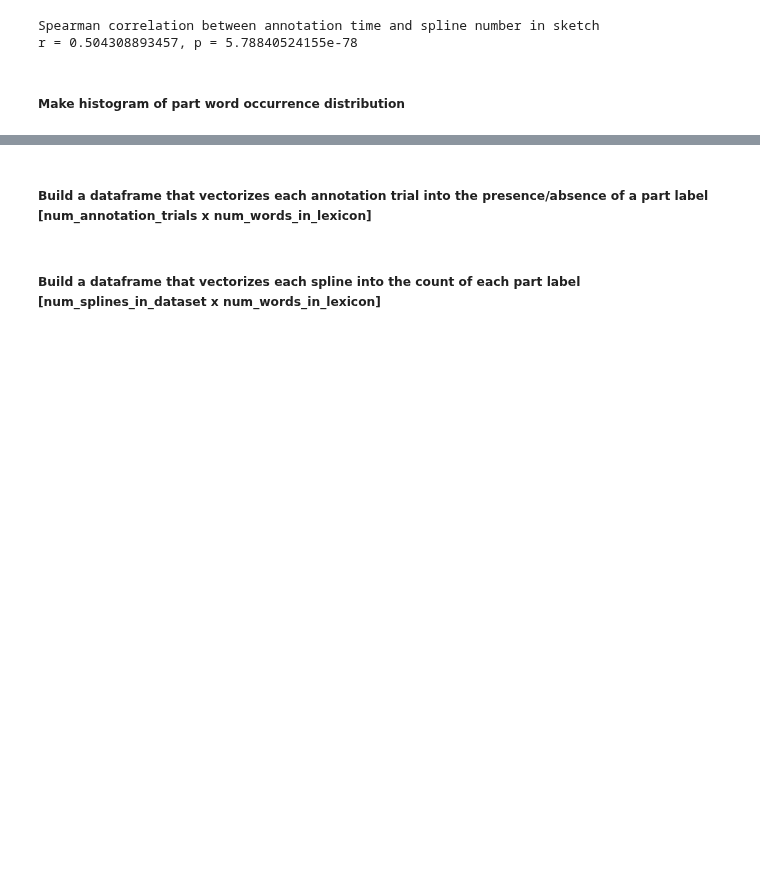
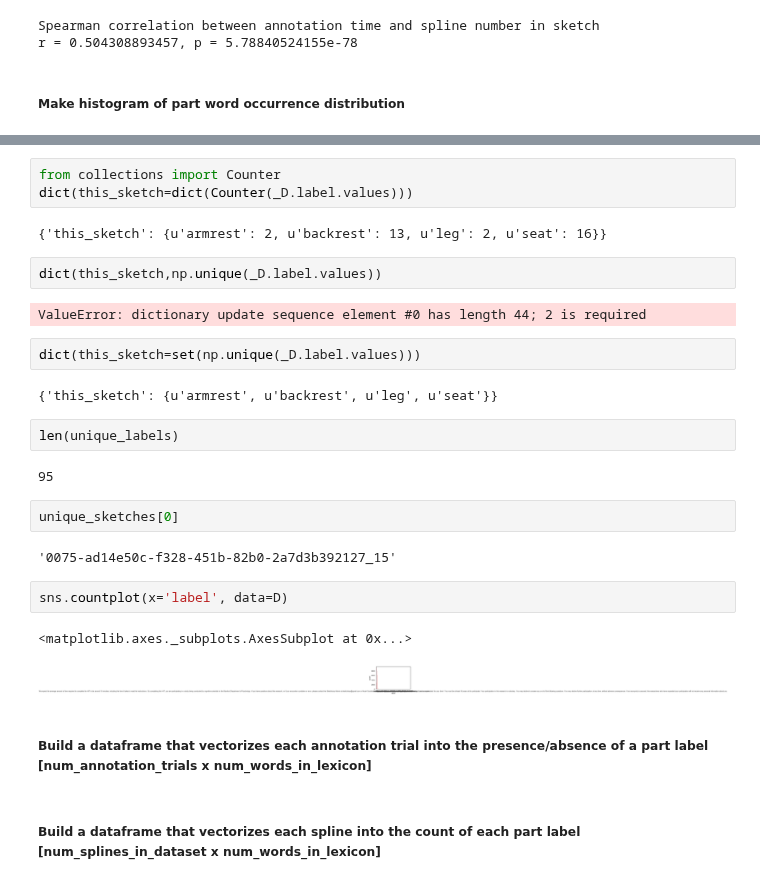
Before and after one commit to cogtoolslab/semantic_parts, a Jupyter notebook: analysis/jefan/svg_annotation_analysis.ipynb, the cells around one changed output, grey strips where cells are left out. Saved outputs shown, nothing was run; the diff lists cells and outputs as text; blank space fills up the shorter version.

```diff
--- a/analysis/jefan/svg_annotation_analysis.ipynb
+++ b/analysis/jefan/svg_annotation_analysis.ipynb
@@ -331,3 +372,29 @@ r = 0.504308893457, p = 5.78840524155e-78
+# %%
+from collections import Counter
+dict(this_sketch=dict(Counter(_D.label.values)))
+# %% [output]
+{'this_sketch': {u'armrest': 2, u'backrest': 13, u'leg': 2, u'seat': 16}}
+# %%
+dict(this_sketch,np.unique(_D.label.values))
+# %% [output]
+ValueError: dictionary update sequence element #0 has length 44; 2 is required
+# %%
+dict(this_sketch=set(np.unique(_D.label.values)))
+# %% [output]
+{'this_sketch': {u'armrest', u'backrest', u'leg', u'seat'}}
+# %%
+len(unique_labels)
+# %% [output]
+95
+# %%
+unique_sketches[0]
+# %% [output]
+'0075-ad14e50c-f328-451b-82b0-2a7d3b392127_15'
+# %%
+sns.countplot(x='label', data=D)
+# %% [output]
+<matplotlib.axes._subplots.AxesSubplot at 0x...>
+[figure, added]
 # %% [markdown]
 ##### Build a dataframe that vectorizes each annotation trial into the presence/absence of a part label [num_annotation_trials x num_words_in_lexicon]
 # %% [markdown]
```
Also changed, not shown: parts of 7 cells of this notebook.
